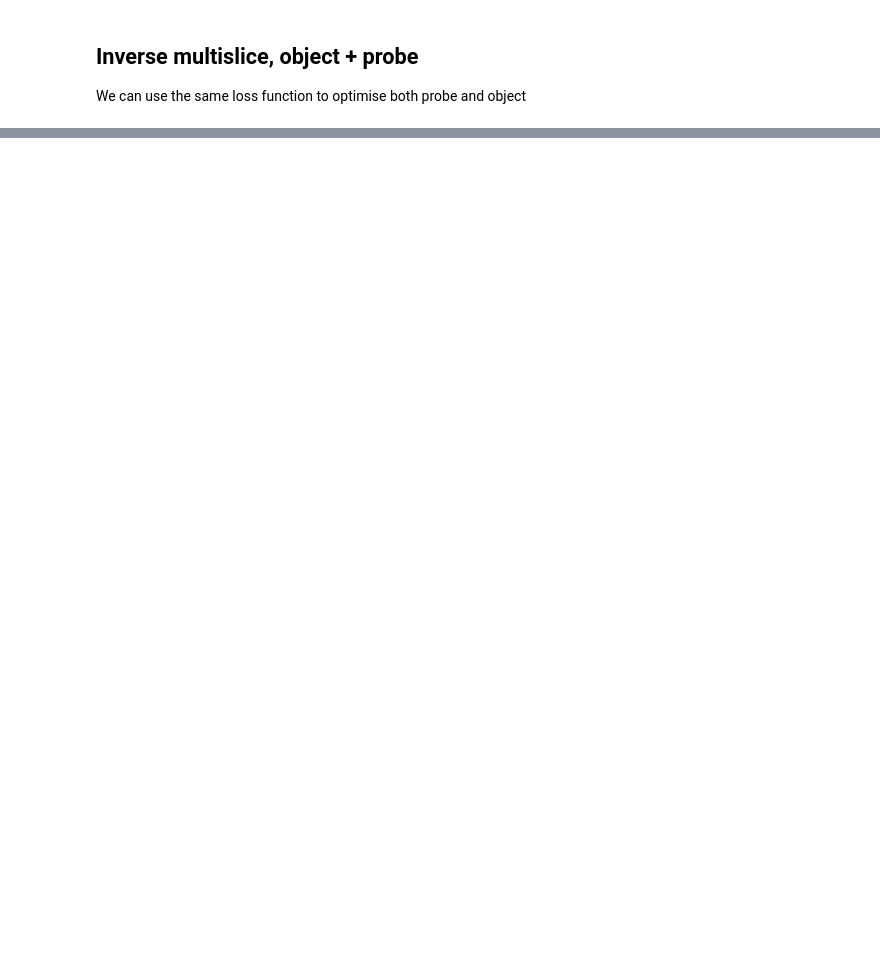
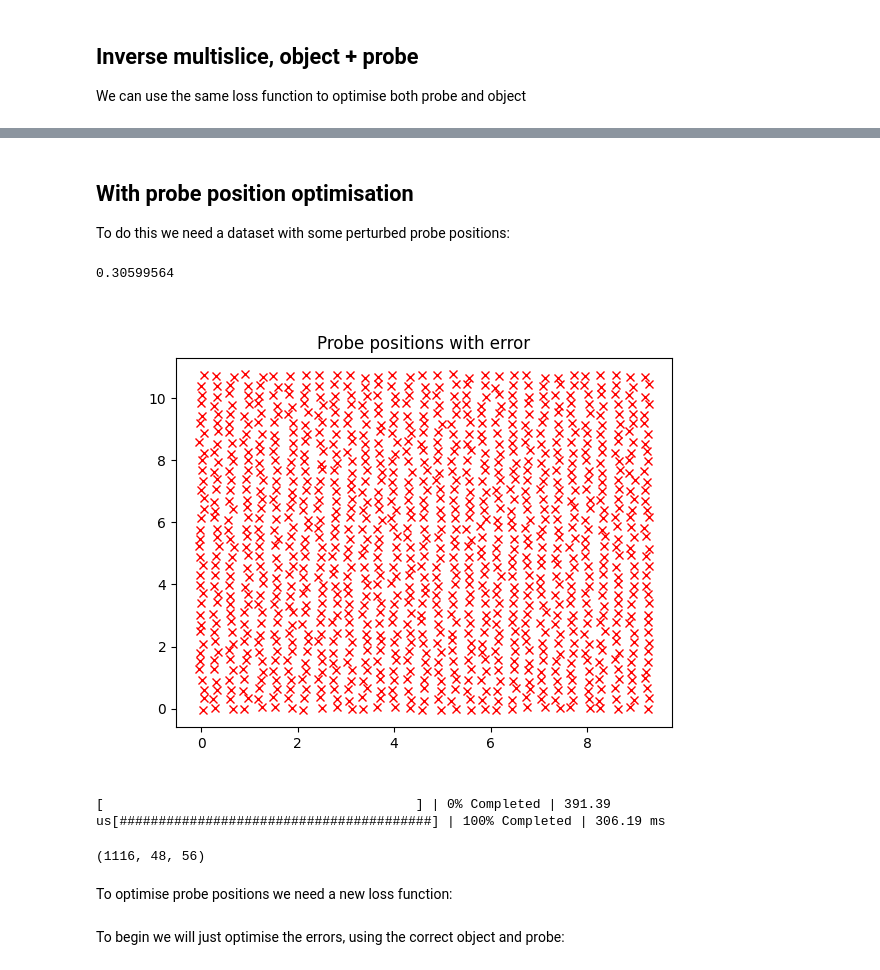
Before and after one commit to METSA-DIADEM/jax-ptychography, a Jupyter notebook: jax_multislice.ipynb, the cells around one changed output, grey strips where cells are left out. Saved outputs shown, nothing was run; the diff lists cells and outputs as text; code cells hidden in the pictures; blank space fills up the shorter version.

```diff
--- a/jax_multislice.ipynb
+++ b/jax_multislice.ipynb
@@ -556,0 +563,35 @@ subfigs[1].colorbar(im_ang, cax=cbar_ax);
+# %% [markdown]
+## With probe position optimisation
+
+To do this we need a dataset with some perturbed probe positions:
+# %%
+scan_step = (scan_pos_flat[1] - scan_pos_flat[0]).max()
+scan_step
+# %% [output]
+0.30599564
+# %%
+max_error = scan_step * 0.2
+position_error = np.random.uniform(low=-max_error, high=max_error, size=scan_pos_flat.shape)
+scan_pos_flat_error = scan_pos_flat + position_error
+# %%
+fix, ax = plt.subplots()
+ax.plot(scan_pos_flat_error[:, 0], scan_pos_flat_error[:, 1], 'rx')
+ax.set_title("Probe positions with error");
+# %% [output]
+[figure, added]
+# %%
+abtem_patterns_error = (
+    probe.scan(
+        potential,
+        scan=abtem.CustomScan(scan_pos_flat_error),
+        detectors=detector,
+    )
+    .compute()
+    .array
+)
+abtem_patterns_error.shape
+# %% [output]
+[                                        ] | 0% Completed | 391.39 us[########################################] | 100% Completed | 306.19 ms
+(1116, 48, 56)
+# %% [markdown]
+To optimise probe positions we need a new loss function:
@@ -556,0 +621,2 @@ subfigs[1].colorbar(im_ang, cax=cbar_ax);
+# %% [markdown]
+To begin we will just optimise the errors, using the correct object and probe:
```
Also changed, not shown: parts of 21 cells of this notebook, 1 other file.
